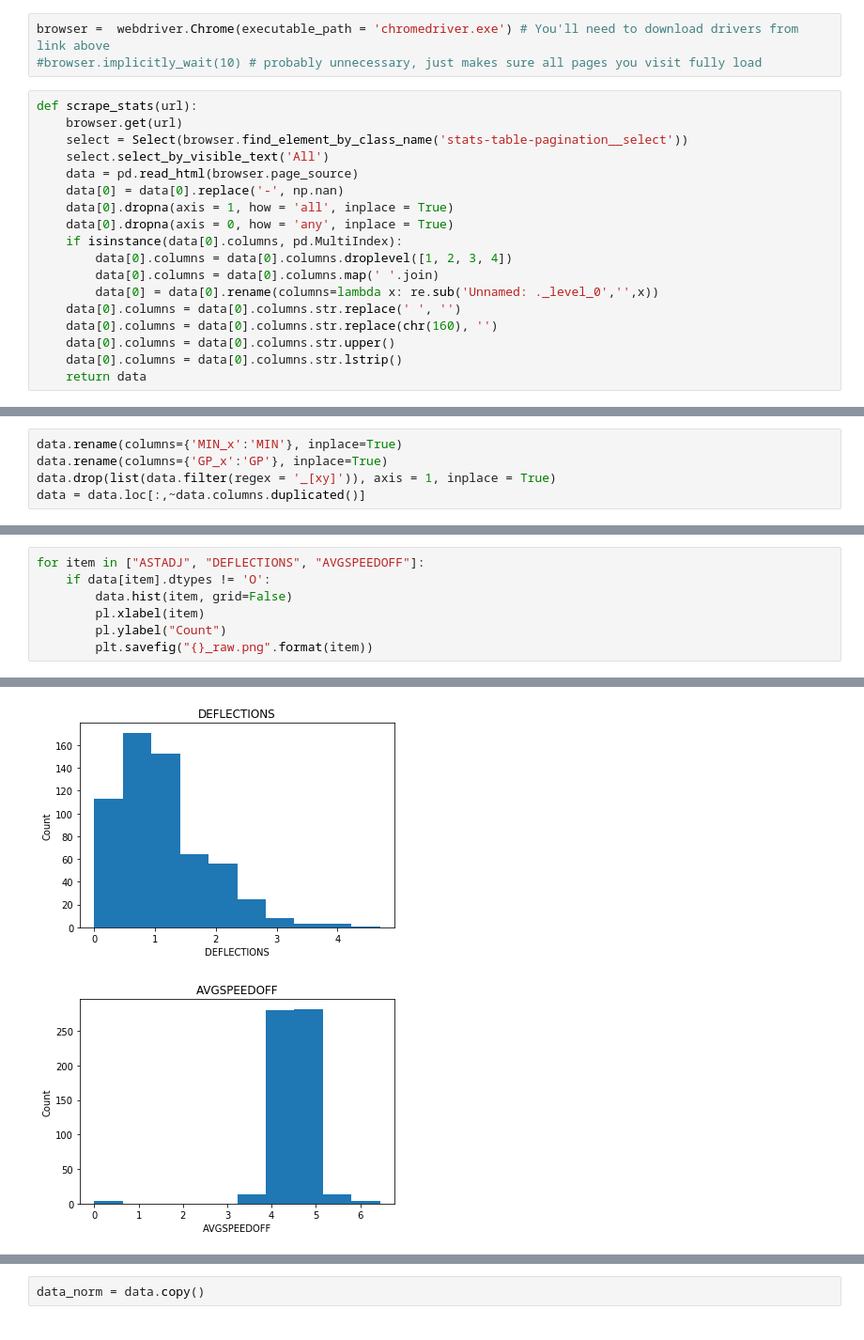
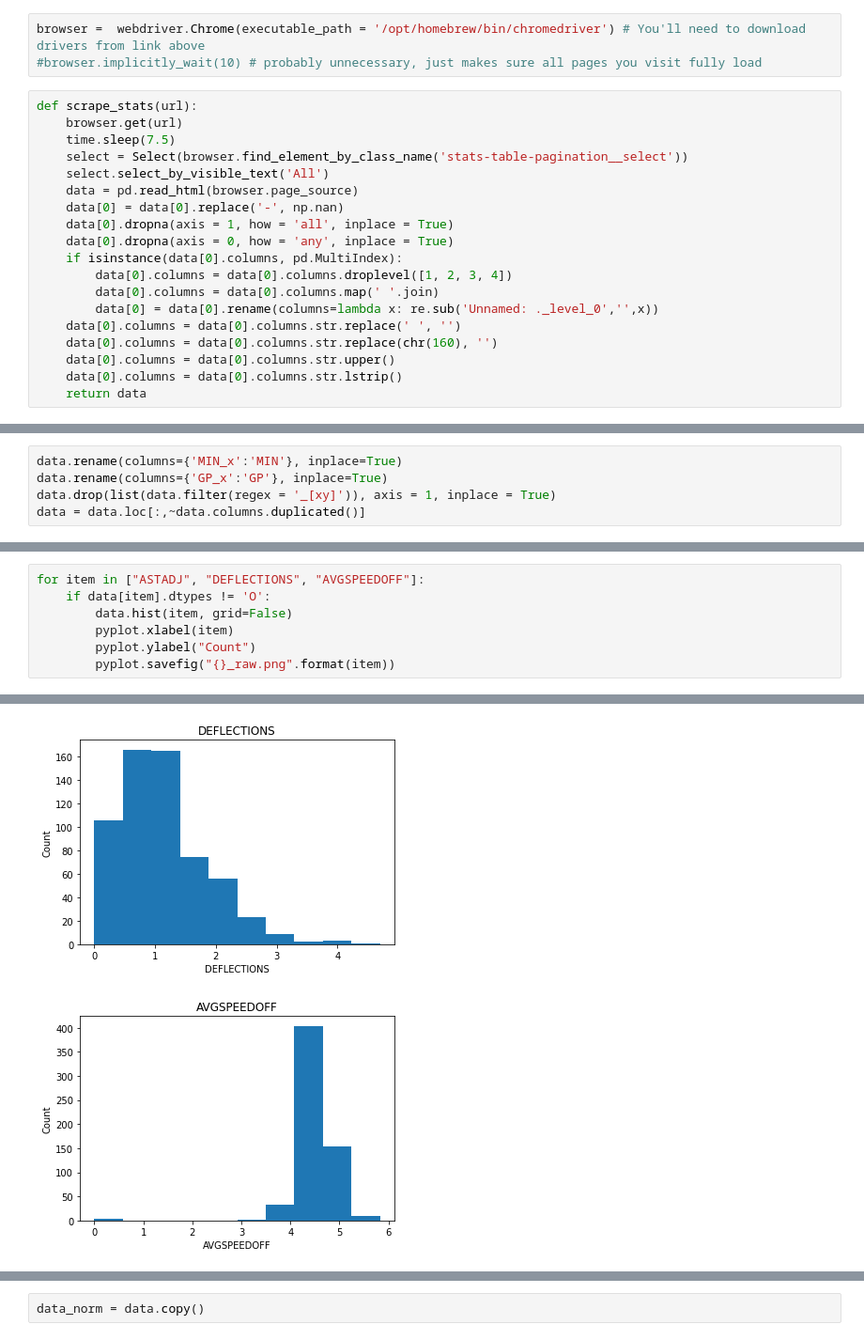
Before and after one commit to arvindkalyan/skill_cost_analysis, a Jupyter notebook: get_stats.ipynb, the cells around one changed output, grey strips where cells are left out. Shown at 94% size. Saved outputs shown, nothing was run; the diff lists cells and outputs as text.

```diff
--- a/get_stats.ipynb
+++ b/get_stats.ipynb
@@ -16,9 +20,10 @@ from xgboost import DMatrix
 # %%
-browser =  webdriver.Chrome(executable_path = 'chromedriver.exe') # You'll need to download drivers from link above
+browser =  webdriver.Chrome(executable_path = '/opt/homebrew/bin/chromedriver') # You'll need to download drivers from link above
 #browser.implicitly_wait(10) # probably unnecessary, just makes sure all pages you visit fully load
 # %%
 def scrape_stats(url):
     browser.get(url)
+    time.sleep(7.5)
     select = Select(browser.find_element_by_class_name('stats-table-pagination__select'))
     select.select_by_visible_text('All')
     data = pd.read_html(browser.page_source)
@@ -216,7 +274,7 @@ data[['PLAYER', 'MIN',stat]].sort_values(stat, ascending=False).head(50)
 for item in ["ASTADJ", "DEFLECTIONS", "AVGSPEEDOFF"]:
     if data[item].dtypes != 'O':
         data.hist(item, grid=False)
-        pl.xlabel(item)
-        pl.ylabel("Count")
-        plt.savefig("{}_raw.png".format(item))
+        pyplot.xlabel(item)
+        pyplot.ylabel("Count")
+        pyplot.savefig("{}_raw.png".format(item))
 # %% [output]
@@ -224,5 +282,5 @@ for item in ["ASTADJ", "DEFLECTIONS", "AVGSPEEDOFF"]:
-[figure, old version]
+[figure, new version]
-[figure, old version]
+[figure, new version]
 # %%
 info = ['PLAYER', 'MIN', 'GP']
 features = ['OREB', 'DREB', 'REB', 'LESSTHAN5FT.FGM',  '10-14FT.FGM', '15-19FT.FGM', '20-24FT.FGM',
```
Also changed, not shown: parts of 33 cells of this notebook, 12 other files.
